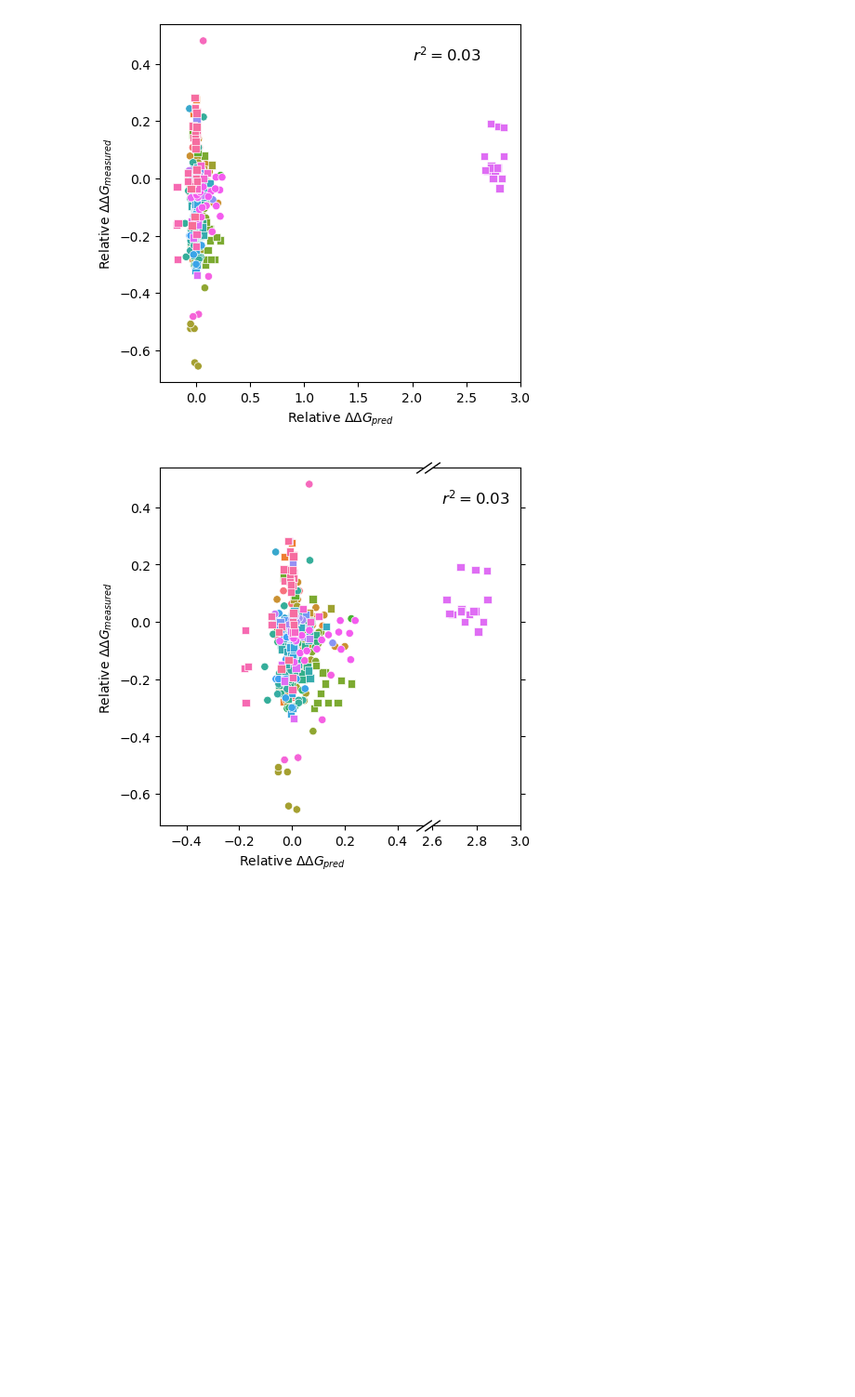
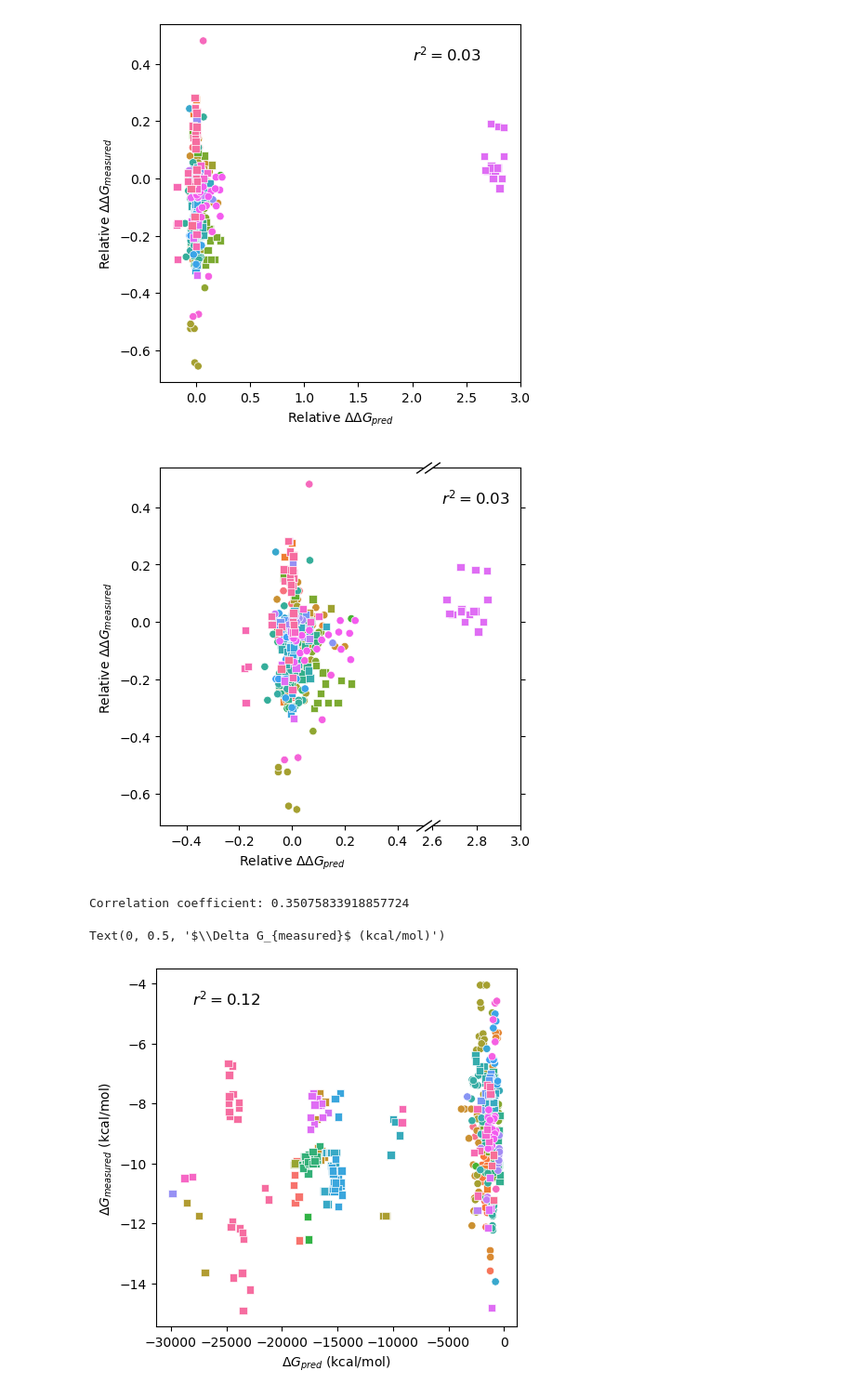
Before and after one commit to hockyg/af3_protein_nucleic_md_pipeline, a Jupyter notebook: analyze_protein_rna_interactions.ipynb, the cells around one changed output. Shown at 93% size. Saved outputs shown, nothing was run; the diff lists cells and outputs as text; code cells hidden in the pictures; blank space fills up the shorter version.

```diff
--- a/analyze_protein_rna_interactions.ipynb
+++ b/analyze_protein_rna_interactions.ipynb
@@ -66,7 +66,7 @@ print(reference_energies_dict)
 # if so, calculate the difference between the two
 
 # create a pandas data frame with the following columns: uniprot_id, mut_id, ddG, ddG_pred
-results_df = pd.DataFrame(columns=['uniprot_id','mut_id','nuc_type','ddG','ddG_measured','frac_ddG_measured' 'nuc_length', 'frac_ddG'])
+results_df = pd.DataFrame(columns=['uniprot_id','mut_id','nuc_type','ddG','ddG_measured','frac_ddG_measured' 'nuc_length', 'frac_ddG', 'mut_dG_measured','mut_avg_dG'])
 
 for key in data.keys():
     if key.find('mut')>0:
@@ -86,6 +86,7 @@ for key in data.keys():
 
             if G0 != 0 and len(ddG_measured)>0:
                 frac_ddG_measured = float(ddG_measured)/G0
+                mut_dG_measured = float(ddG_measured) + G0
             else:
                 frac_ddG_measured = np.nan
 
@@ -96,7 +97,7 @@ for key in data.keys():
 
 
             if len(ddG_measured)>0:
-                results_df = results_df.append({'uniprot_id':uniprot_id,'mut_id':mut_id,'nuc_type':nuc_type, 'ddG':ddG_kcal,'ddG_measured':float(ddG_measured), 'frac_ddG_measured':frac_ddG_measured, 'nuc_length':nuc_length, 'frac_ddG': frac_ddG },ignore_index=True)
+                results_df = results_df.append({'uniprot_id':uniprot_id,'mut_id':mut_id,'nuc_type':nuc_type, 'ddG':ddG_kcal,'ddG_measured':float(ddG_measured), 'frac_ddG_measured':frac_ddG_measured, 'nuc_length':nuc_length, 'frac_ddG': frac_ddG, 'mut_dG_measured':mut_dG_measured,  'mut_avg_dG':mut_avg_energy },ignore_index=True)
             else:
                 print(f"no ddG for {key}")
     else:
@@ -189,3 +190,38 @@ plt.savefig(os.path.join(results_dir,"relative_ddG_pred_vs_measured.png"),dpi=30
 #plt.tight_layout()
 # %% [output]
 [figure]
+# %%
+mut_dG_measured = results_df['mut_dG_measured']
+mut_avg_dG = results_df['mut_avg_dG']
+
+#divide by nuc length
+mut_avg_dG_perlength = mut_avg_dG/results_df['nuc_length']
+
+# remove nans from frac_ddG_measured in both
+mut_dG_measured = mut_dG_measured[~np.isnan(mut_dG_measured)]
+mut_avg_dG = mut_avg_dG[~np.isnan(mut_dG_measured)]
+corr, _ = pearsonr(mut_avg_dG,mut_dG_measured)
+print(f"Correlation coefficient: {corr}")
+
+plt.figure(figsize=(5,5))
+# color by uniprot_id
+# use squares if nuc_type is 'DNA' and circles if nuc_type is 'RNA'
+sns.scatterplot(data=results_df,x='mut_avg_dG',y='mut_dG_measured',hue='uniprot_id',style='nuc_type',markers={'DNA':'s','RNA':'o'})
+
+#set x range to -10,10
+#plt.xlim(-10,10)
+#turn of legend
+plt.legend().remove()
+
+
+
+#add r^2 to the plot, with larger font size and in the top right corner
+plt.text(0.1,0.9,f"$r^2 = {corr**2:.2f}$",transform=plt.gca().transAxes,fontsize=12)
+
+plt.xlabel("$\Delta G_{pred}$ (kcal/mol)")
+plt.ylabel("$\Delta G_{measured}$ (kcal/mol)")
+#plt.yticks(np.arange(-10,10,2))
+# %% [output]
+Correlation coefficient: 0.35075833918857724
+Text(0, 0.5, '$\\Delta G_{measured}$ (kcal/mol)')
+[figure, added]
```
Also changed, not shown: parts of 1 cell of this notebook.
